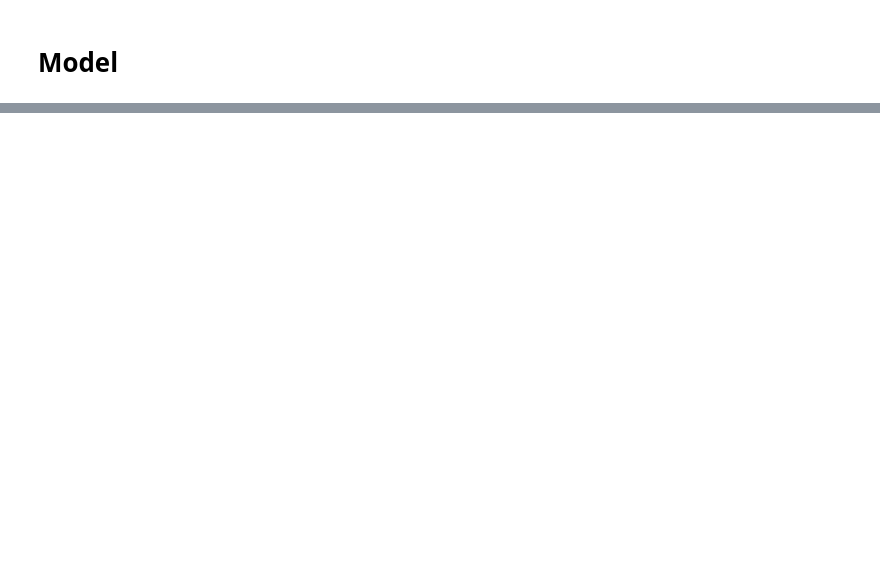
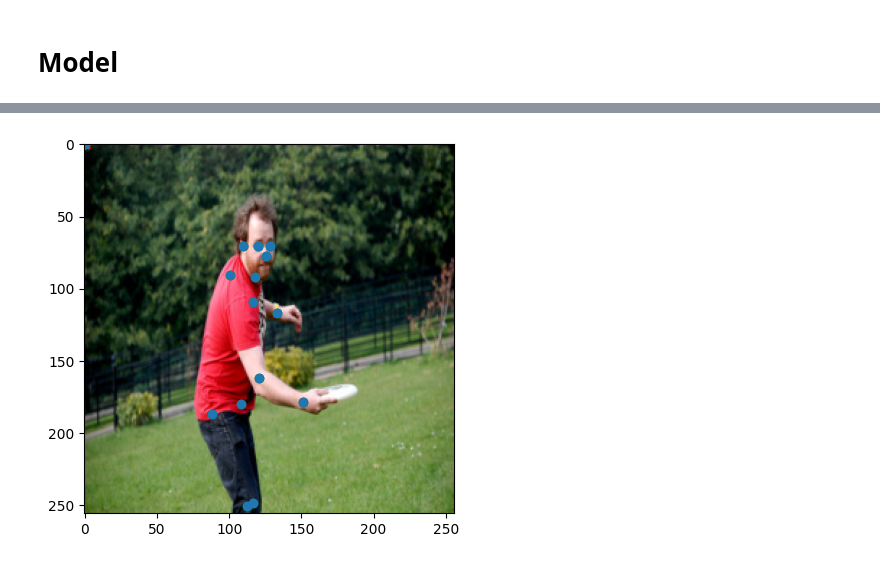
Before and after one commit to MaciejDengusiak/NN-Project, a Jupyter notebook: keypoints.ipynb, the cells around one changed output, grey strips where cells are left out. Saved outputs shown, nothing was run; the diff lists cells and outputs as text; code cells hidden in the pictures; blank space fills up the shorter version.

```diff
--- a/keypoints.ipynb
+++ b/keypoints.ipynb
@@ -51,13 +54,15 @@ class CocoKeypointsDataset(CocoDetection):
 
     def __getitem__(self, idx):
         img, target = super().__getitem__(idx)
+        orig_w, orig_h = img.size  # PIL image size (width, height)
         ann_ids = self.coco.getAnnIds(imgIds=self.ids[idx], iscrowd=None)
         anns = self.coco.loadAnns(ann_ids)
         # Filter for annotations with keypoints
         anns = [ann for ann in anns if 'keypoints' in ann]
         target = {
             "image_id": self.ids[idx],
-            "annotations": anns
+            "annotations": anns,
+            "orig_size": (orig_w, orig_h)
         }
         if self._transforms:
             img, target = self._transforms(img, target)
@@ -209,29 +282,17 @@ KeyboardInterrupt:
-# %%
-
-def visualize_prediction(img_tensor, keypoints, pred_keypoints=None):
-    img = img_tensor.permute(1, 2, 0).cpu().numpy()
-    keypoints = keypoints.view(-1, 2).cpu().numpy()
-
-    plt.imshow(img)
-    plt.scatter(keypoints[:, 0], keypoints[:, 1], c='g', label='Ground Truth')
-    if pred_keypoints is not None:
-        pred_keypoints = pred_keypoints.view(-1, 2).cpu().numpy()
-        plt.scatter(pred_keypoints[:, 0], pred_keypoints[:, 1], c='r', marker='x', label='Predicted')
-    plt.legend()
-    plt.show()
 # %%
-model.eval()
 imgs, targets = next(iter(test_loader))
 imgs = imgs.to(device)
 with torch.no_grad():
     preds = model(imgs)
 
-for i in range(5):
-    img = imgs[i].cpu()
-    gt_kpts = targets['keypoints'][i]
-    pred_kpts = preds[i].reshape(-1, 2).cpu()
+idx = random.randint(0, imgs.shape[0] - 1)
+img = imgs[idx].cpu()
+gt_kpts_list = targets[idx]  # list of N_persons x 17 x 2
+pred_kpts = preds[idx].reshape(-1, 2).cpu()  # still only one pred
 
-    visualize_prediction(img, gt_kpts, pred_kpts)
+visualize_prediction(img, gt_kpts_list, pred_kpts)
+# %% [output]
+[figure, added]
 # %%
 plt.plot(train_losses, label='Train Loss')
 plt.plot(val_losses, label='Val Loss')
```
Also changed, not shown: parts of 12 cells of this notebook, 2 other files.
